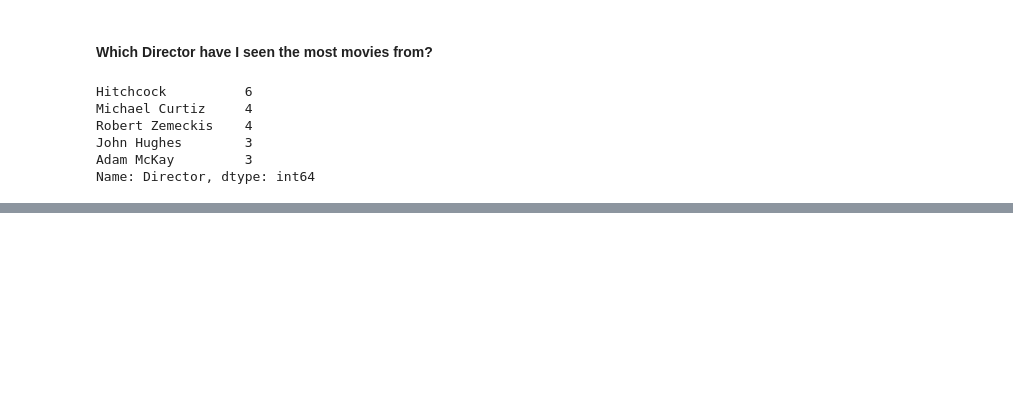
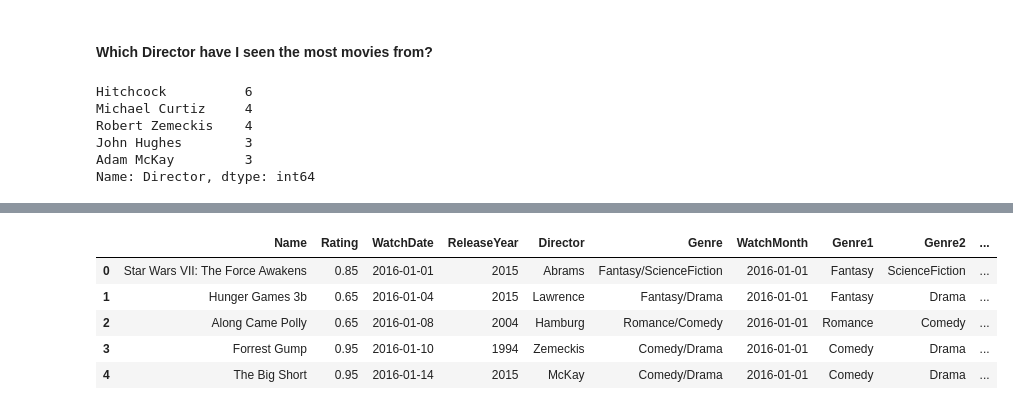
Before and after one commit to amandahutter/Movies-Analysis, a Jupyter notebook: Movies.ipynb, the cells around one changed output, grey strips where cells are left out. Cells and saved outputs as stored; diff of their text form; code cells hidden in the pictures; blank space fills up the shorter version.

```diff
--- a/Movies.ipynb
+++ b/Movies.ipynb
@@ -204,0 +219,2 @@ Name: Director, dtype: int64
+# %%
+data[['Genre1','Genre2']] = data['Genre'].str.split('/',expand=True)
@@ -204,0 +328,9 @@ Name: Director, dtype: int64
+# %%
+data.head()
+# %% [output]
+|  | Name | Rating | WatchDate | ReleaseYear | Director | Genre | WatchMonth | Genre1 | Genre2 | ... |
+| 0 | Star Wars VII: The Force Awakens | 0.85 | 2016-01-01 | 2015 | Abrams | Fantasy/ScienceFiction | 2016-01-01 | Fantasy | ScienceFiction | ... |
+| 1 | Hunger Games 3b | 0.65 | 2016-01-04 | 2015 | Lawrence | Fantasy/Drama | 2016-01-01 | Fantasy | Drama | ... |
+| 2 | Along Came Polly | 0.65 | 2016-01-08 | 2004 | Hamburg | Romance/Comedy | 2016-01-01 | Romance | Comedy | ... |
+| 3 | Forrest Gump | 0.95 | 2016-01-10 | 1994 | Zemeckis | Comedy/Drama | 2016-01-01 | Comedy | Drama | ... |
+| 4 | The Big Short | 0.95 | 2016-01-14 | 2015 | McKay | Comedy/Drama | 2016-01-01 | Comedy | Drama | ... |
```
Also changed, not shown: parts of 13 cells of this notebook.
